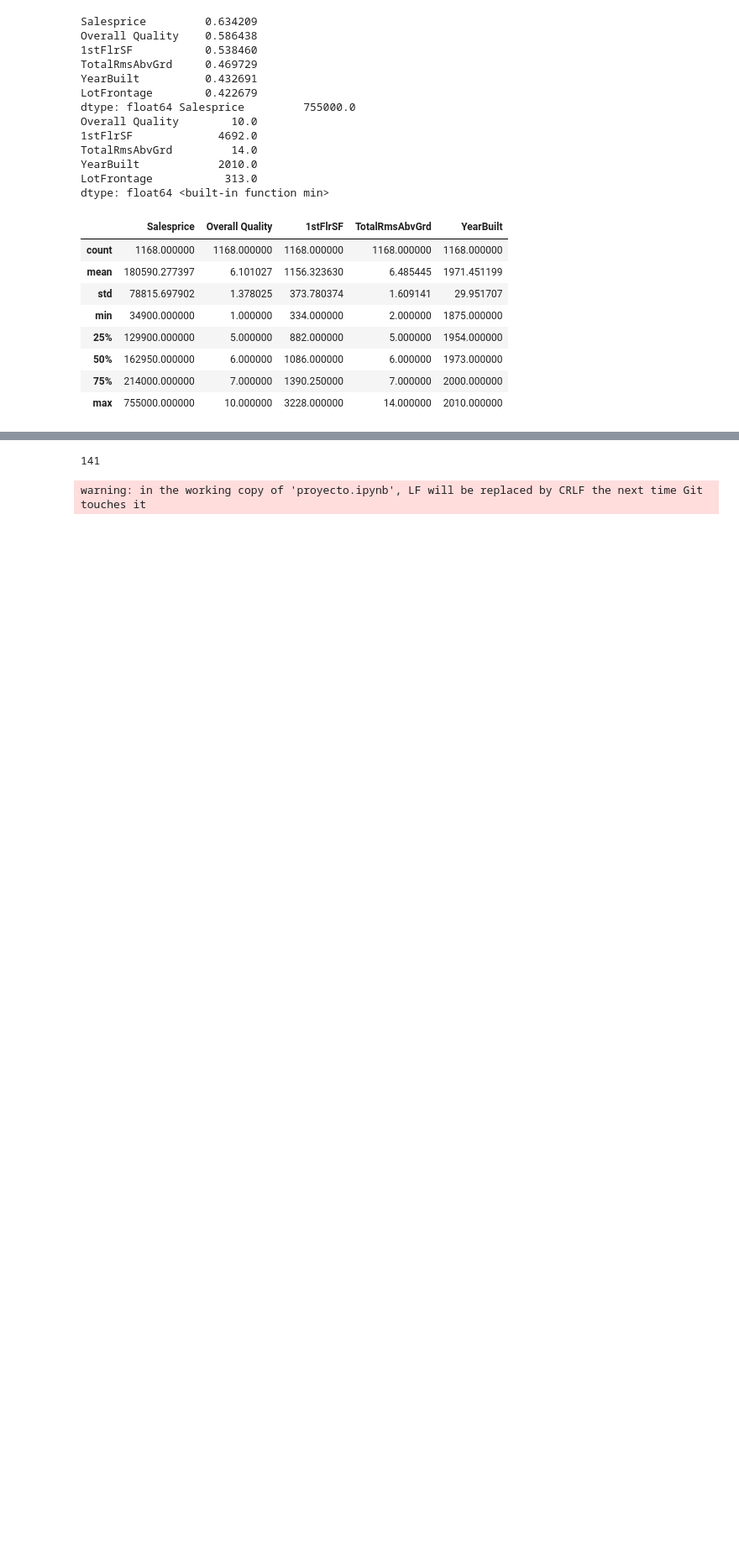
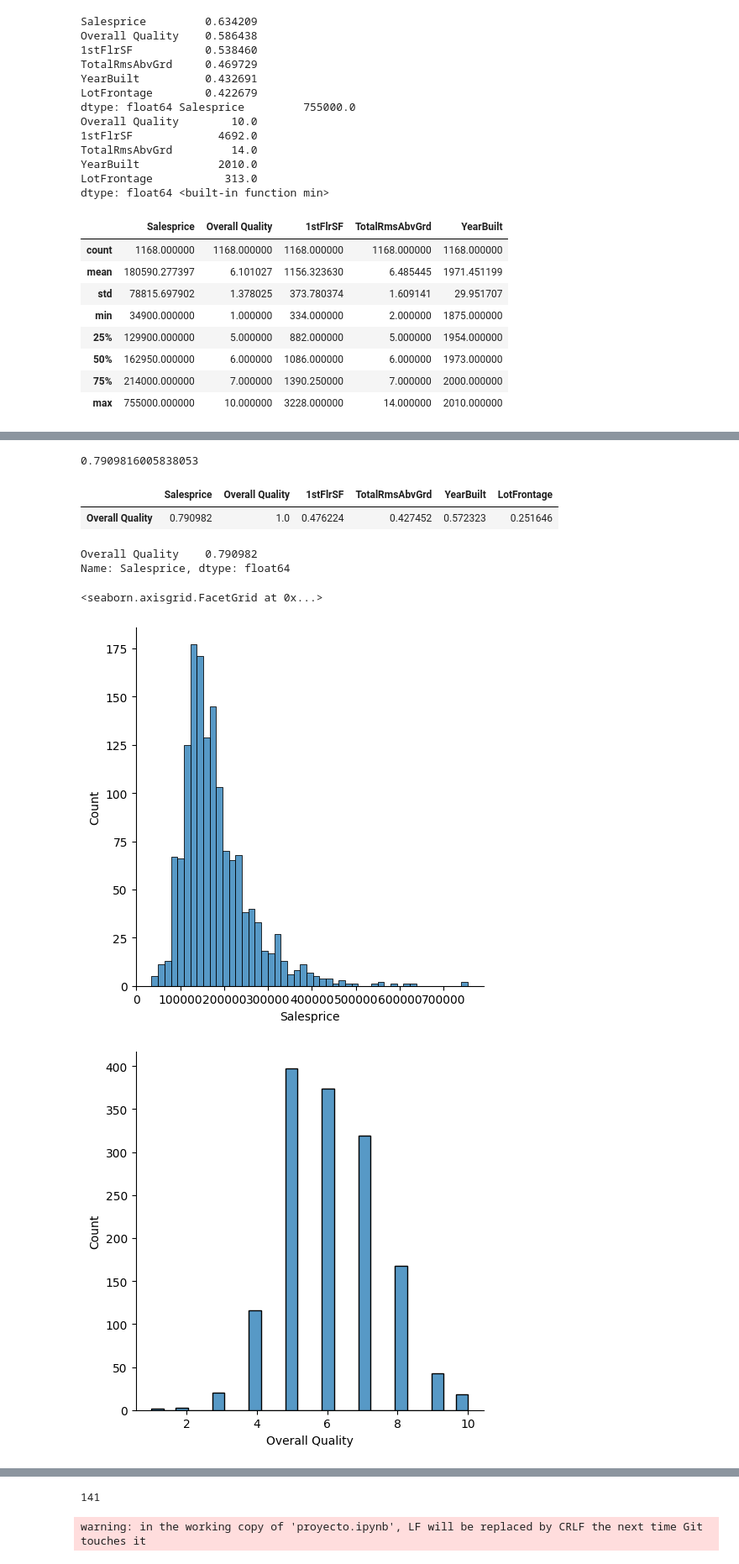
Before and after one commit to Senryo1/proyecto, a Jupyter notebook: proyecto.ipynb, the cells around one changed output, grey strips where cells are left out. Shown at 84% size. Cells and saved outputs as stored; diff of their text form; code cells hidden in the pictures; blank space fills up the shorter version.

```diff
--- a/proyecto.ipynb
+++ b/proyecto.ipynb
@@ -59,0 +105,25 @@ dtype: float64 <built-in function min>
+# %%
+corr_matrix.Salesprice[1:].max()
+# %% [output]
+0.7909816005838053
+# %%
+corr_matrix[corr_matrix.Salesprice==corr_matrix.Salesprice[1:].max()]
+# %% [output]
+|  | Salesprice | Overall Quality | 1stFlrSF | TotalRmsAbvGrd | YearBuilt | LotFrontage |
+| Overall Quality | 0.790982 | 1.0 | 0.476224 | 0.427452 | 0.572323 | 0.251646 |
+# %%
+corr_matrix[corr_matrix.Salesprice==corr_matrix.Salesprice[1:].max()].Salesprice
+# %% [output]
+Overall Quality    0.790982
+Name: Salesprice, dtype: float64
+# %%
+sns.displot(df.iloc[:,0])
+sns.displot(df.iloc[:,1])
+sns.displot(df.iloc[:,2])
+sns.displot(df.iloc[:,3])
+sns.displot(df.iloc[:,4])
+sns.displot(df.iloc[:,5])
+# %% [output]
+<seaborn.axisgrid.FacetGrid at 0x...>
+[figure, added]
+[figure, added]
```
Also changed, not shown: parts of 11 cells of this notebook.
